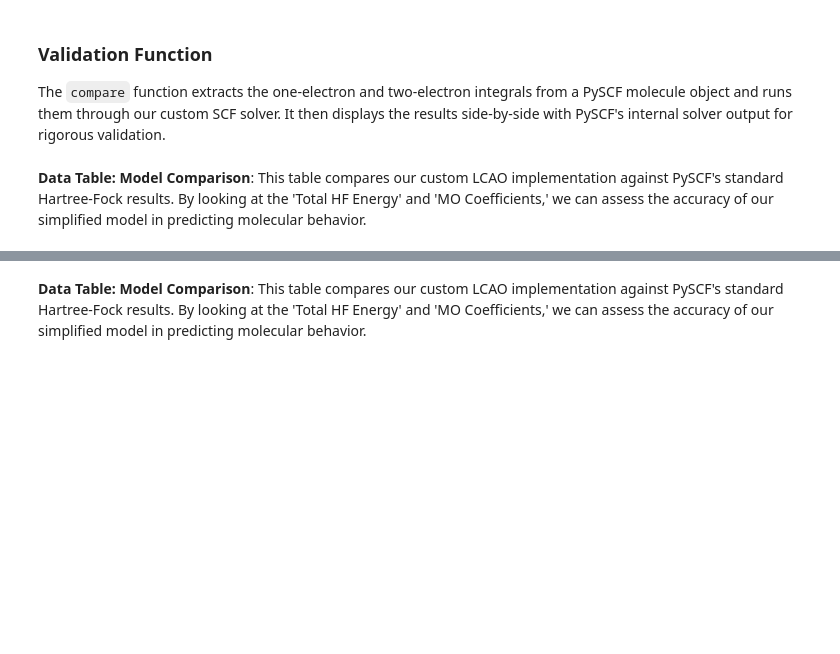
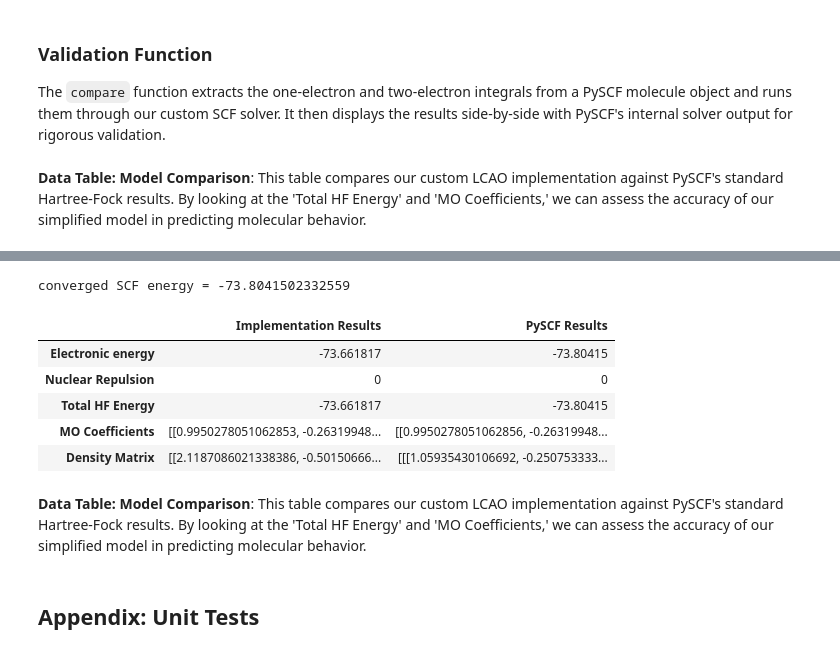
Before and after one commit to qigol/lcao, a Jupyter notebook: working_notebooks/LCAO_COMPUTATIONAL_WORKING_FINAL.ipynb.ipynb, the cells around one changed output, grey strips where cells are left out. Drawn from its saved outputs; the diff is of its cells as text; code cells hidden in the pictures; blank space fills up the shorter version.

Commit message:
unit tests

```diff
--- a/working_notebooks/LCAO_COMPUTATIONAL_WORKING_FINAL.ipynb.ipynb
+++ b/working_notebooks/LCAO_COMPUTATIONAL_WORKING_FINAL.ipynb.ipynb
@@ -624,2 +637,14 @@ converged SCF energy = -73.8041502332559
+# %%
+compare(mol_o)
+# %% [output]
+converged SCF energy = -73.8041502332559
+|  | Implementation Results | PySCF Results |
+| Electronic energy | -73.661817 | -73.80415 |
+| Nuclear Repulsion | 0 | 0 |
+| Total HF Energy | -73.661817 | -73.80415 |
+| MO Coefficients | [[0.9950278051062853, -0.26319948... | [[0.9950278051062856, -0.26319948... |
+| Density Matrix | [[2.1187086021338386, -0.50150666... | [[[1.05935430106692, -0.250753333... |
 # %% [markdown]
 **Data Table: Model Comparison**: This table compares our custom LCAO implementation against PySCF's standard Hartree-Fock results. By looking at the 'Total HF Energy' and 'MO Coefficients,' we can assess the accuracy of our simplified model in predicting molecular behavior.
+# %% [markdown]
+## Appendix: Unit Tests
```
Also changed, not shown: parts of 11 cells of this notebook.
